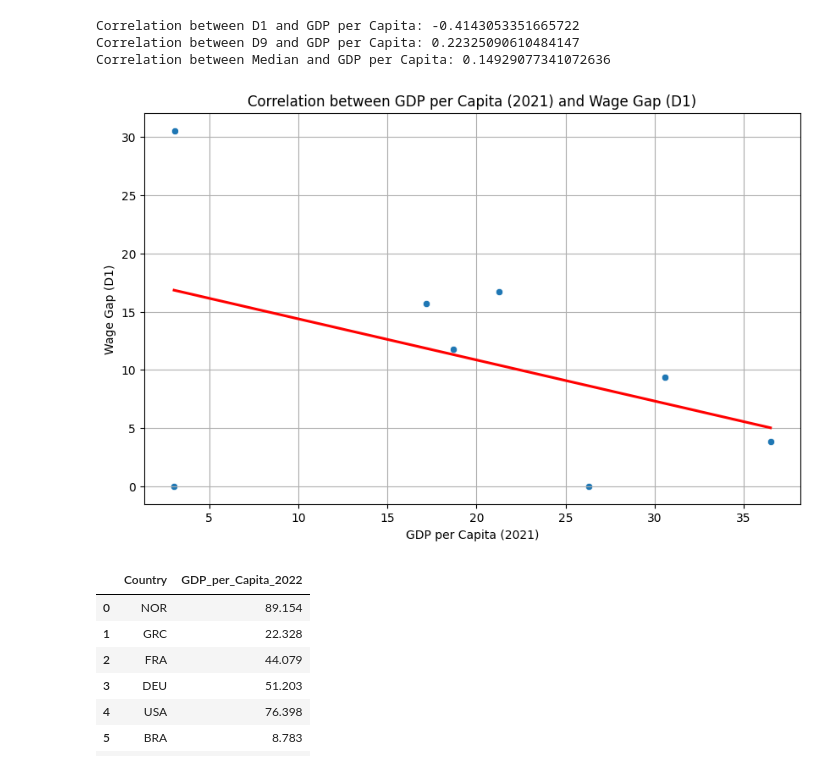
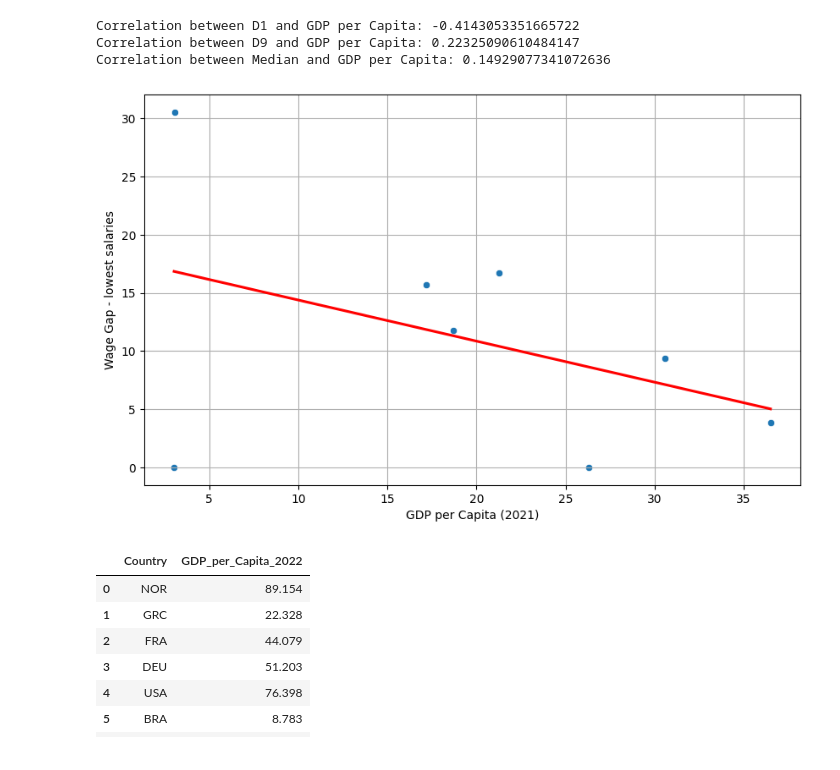
Before and after one commit to PaolaGaray/FirstProject, a Jupyter notebook: notebooks/load_and_clean_data_paola.ipynb, the cells around one changed output. Cells and saved outputs as stored; diff of their text form; code cells hidden in the pictures.

Commit message:
diagram created

```diff
--- a/notebooks/load_and_clean_data_paola.ipynb
+++ b/notebooks/load_and_clean_data_paola.ipynb
@@ -306,24 +306,24 @@ Correlation between Median and GDP per Capita: 0.14929077341072636
 # %%
 import seaborn as sns
 import matplotlib.pyplot as plt
 
 # Create a scatter plot using seaborn
 plt.figure(figsize=(10, 6))
 sns.scatterplot(x='GDP_per_Capita_2021', y='D1', data=merged_2021_df)
 
 # Optionally add a regression line
 sns.regplot(x='GDP_per_Capita_2021', y='D1', data=merged_2021_df, scatter=False, color='red', ci=None)
 
 # Add labels and title
-plt.title('Correlation between GDP per Capita (2021) and Wage Gap (D1)')
+#plt.title('Correlation between GDP per Capita (2021) and Wage Gap (D1)')
 plt.xlabel('GDP per Capita (2021)')
-plt.ylabel('Wage Gap (D1)')
+plt.ylabel('Wage Gap - lowest salaries')
 
 # Display the plot
 plt.grid(True)
 plt.show()
 # %% [output]
-[figure, old version]
+[figure, new version]
 # %%
 # Let's try with 2022 year
 # Create dataframe for the 2022 GDP data
```
Also changed, not shown: parts of 3 cells of this notebook, 8 other files.
